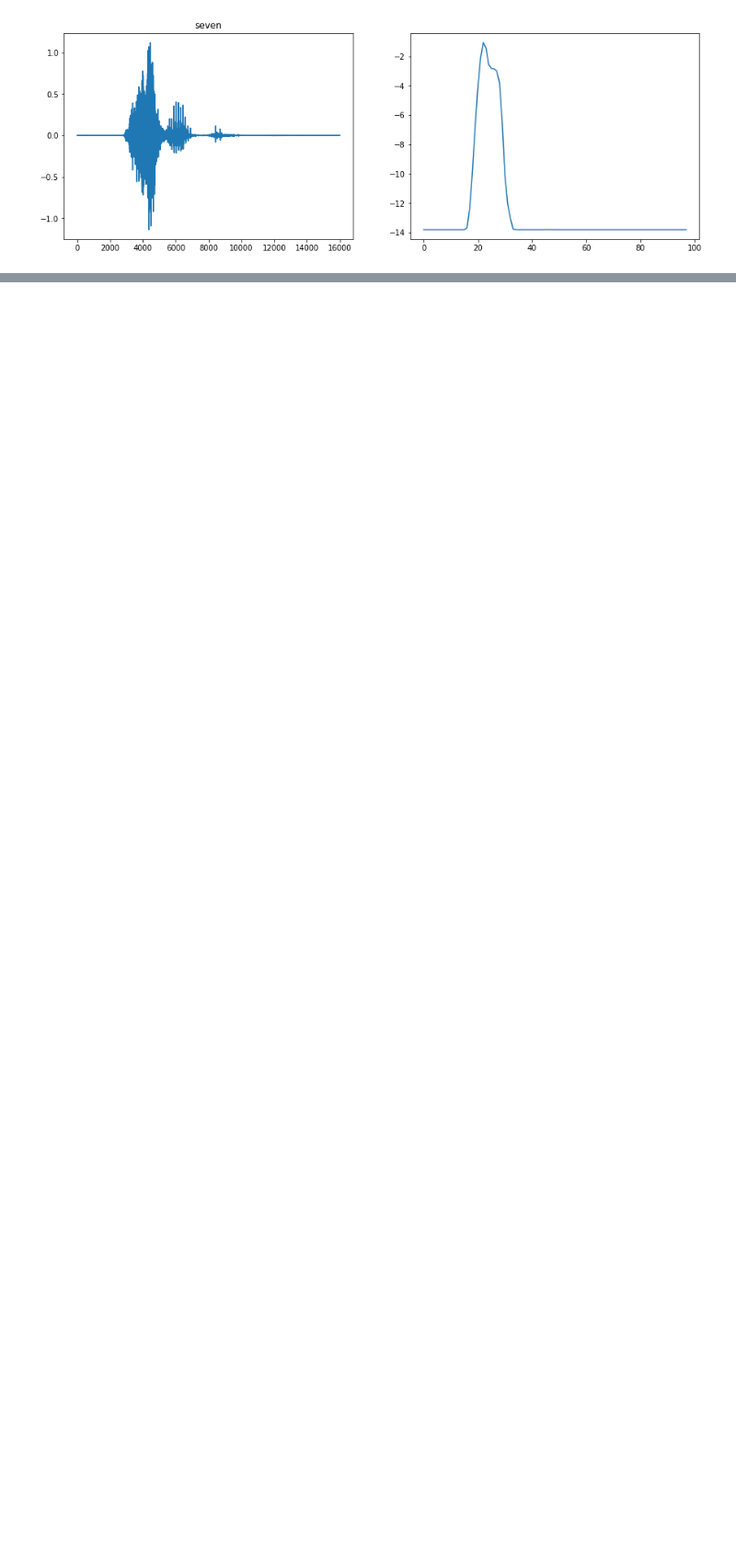
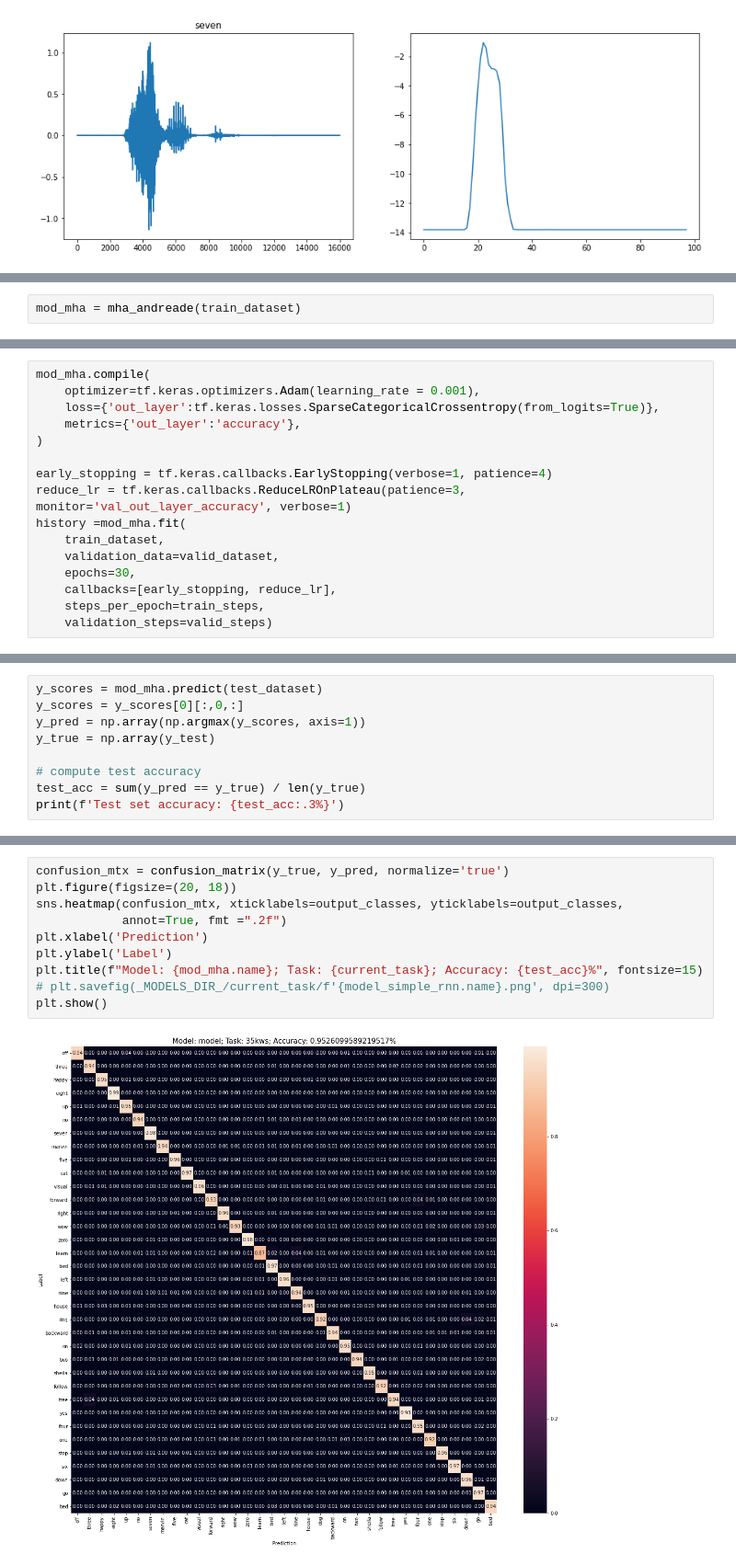
Before and after one commit to rmazzier/HDA-Project-Key-Word-Spotting, a Jupyter notebook: RNN Experiments.ipynb, the cells around one changed output, grey strips where cells are left out. Shown at 92% size. Saved outputs shown, nothing was run; the diff lists cells and outputs as text; blank space fills up the shorter version.

```diff
--- a/RNN Experiments.ipynb
+++ b/RNN Experiments.ipynb
@@ -660,0 +616,2 @@ for i in range(10,20):
+# %%
+mod_mha = mha_andreade(train_dataset)
@@ -660,0 +640,16 @@ for i in range(10,20):
+# %%
+mod_mha.compile(
+    optimizer=tf.keras.optimizers.Adam(learning_rate = 0.001),
+    loss={'out_layer':tf.keras.losses.SparseCategoricalCrossentropy(from_logits=True)},
+    metrics={'out_layer':'accuracy'},
+)
+
+early_stopping = tf.keras.callbacks.EarlyStopping(verbose=1, patience=4)
+reduce_lr = tf.keras.callbacks.ReduceLROnPlateau(patience=3, monitor='val_out_layer_accuracy', verbose=1)
+history =mod_mha.fit(
+    train_dataset,
+    validation_data=valid_dataset,
+    epochs=30,
+    callbacks=[early_stopping, reduce_lr],
+    steps_per_epoch=train_steps,
+    validation_steps=valid_steps)
@@ -660,0 +678,9 @@ for i in range(10,20):
+# %%
+y_scores = mod_mha.predict(test_dataset)
+y_scores = y_scores[0][:,0,:]
+y_pred = np.array(np.argmax(y_scores, axis=1))
+y_true = np.array(y_test)
+
+# compute test accuracy
+test_acc = sum(y_pred == y_true) / len(y_true)
+print(f'Test set accuracy: {test_acc:.3%}')
@@ -660,0 +691,12 @@ for i in range(10,20):
+# %%
+confusion_mtx = confusion_matrix(y_true, y_pred, normalize='true')
+plt.figure(figsize=(20, 18))
+sns.heatmap(confusion_mtx, xticklabels=output_classes, yticklabels=output_classes,
+            annot=True, fmt =".2f")
+plt.xlabel('Prediction')
+plt.ylabel('Label')
+plt.title(f"Model: {mod_mha.name}; Task: {current_task}; Accuracy: {test_acc}%", fontsize=15)
+# plt.savefig(_MODELS_DIR_/current_task/f'{model_simple_rnn.name}.png', dpi=300)
+plt.show()
+# %% [output]
+[figure, added]
```
Also changed, not shown: parts of 39 cells of this notebook, 29 other files.
